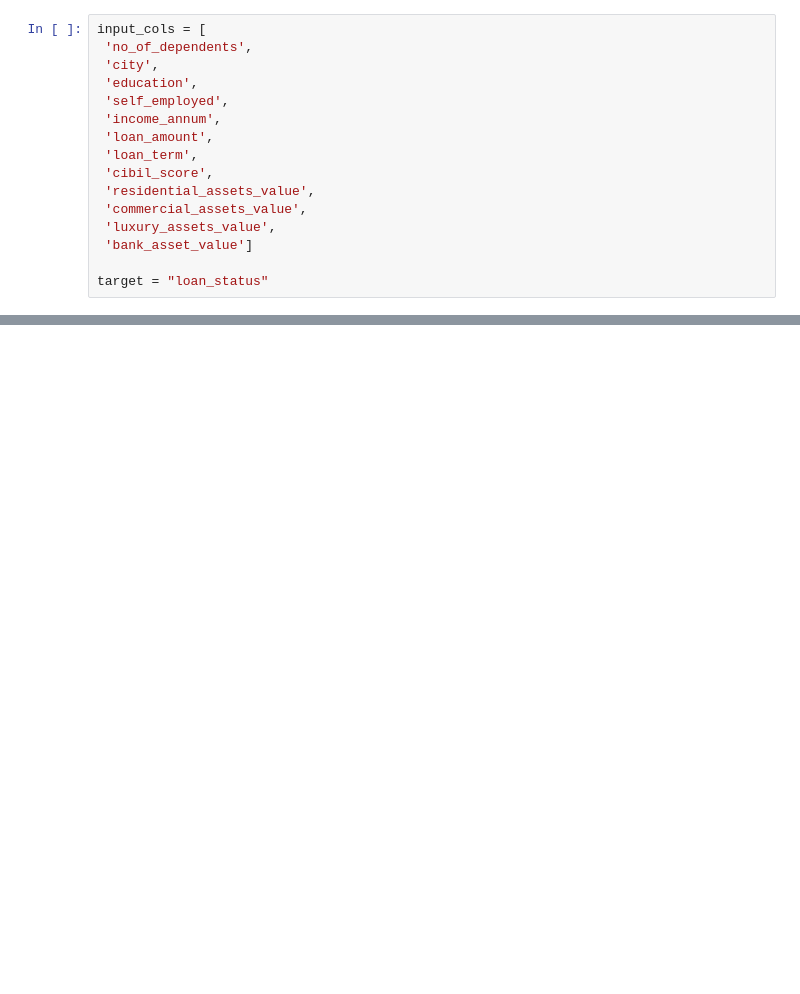
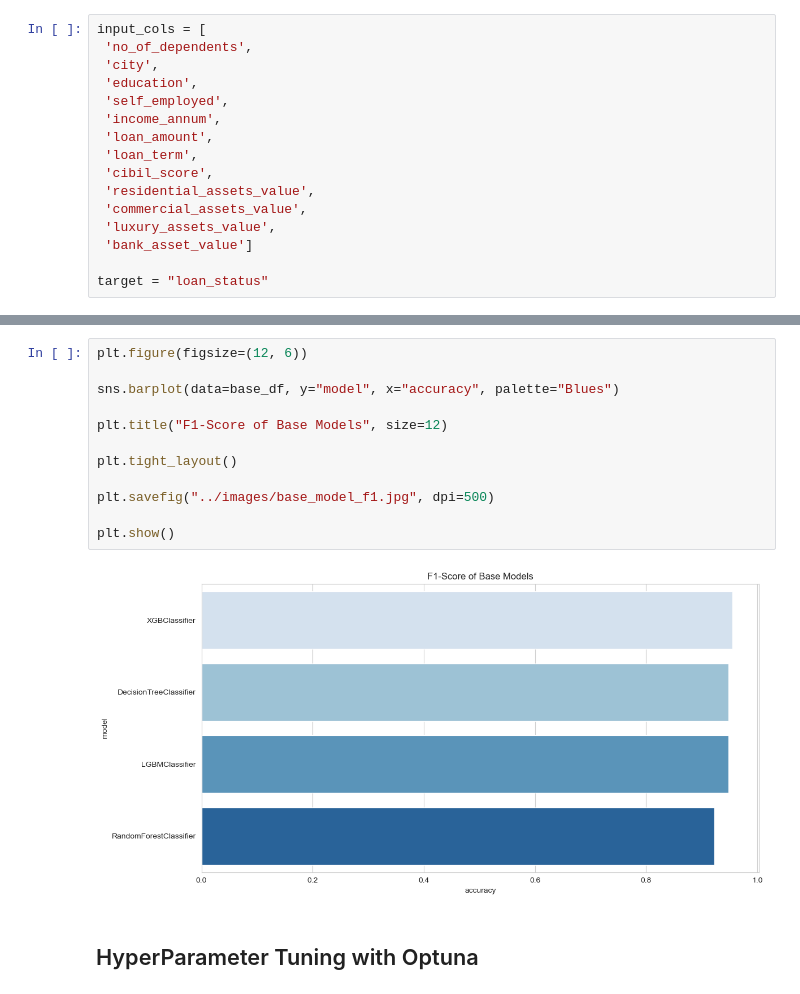
Before and after one commit to sercanyesiloz/Loan-Approval-Prediction, a Jupyter notebook: notebooks/modeling.ipynb, the cells around one changed output, grey strips where cells are left out. Drawn from its saved outputs; the diff is of its cells as text; blank space fills up the shorter version.

```diff
--- a/notebooks/modeling.ipynb
+++ b/notebooks/modeling.ipynb
@@ -82,0 +146,16 @@ RandomForestClassifier()
+# %%
+plt.figure(figsize=(12, 6))
+
+sns.barplot(data=base_df, y="model", x="accuracy", palette="Blues")
+
+plt.title("F1-Score of Base Models", size=12)
+
+plt.tight_layout()
+
+plt.savefig("../images/base_model_f1.jpg", dpi=500)
+
+plt.show()
+# %% [output]
+[figure, added]
+# %% [markdown]
+## HyperParameter Tuning with Optuna
```
Also changed, not shown: parts of 22 cells of this notebook, 11 other files.
